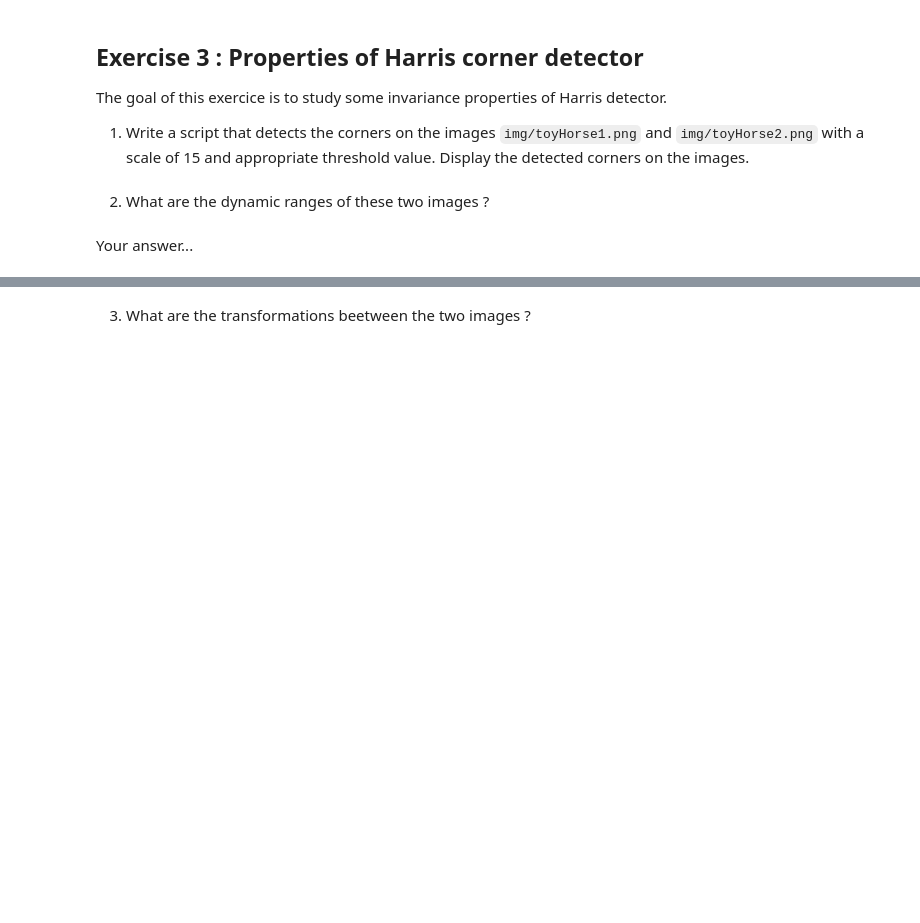
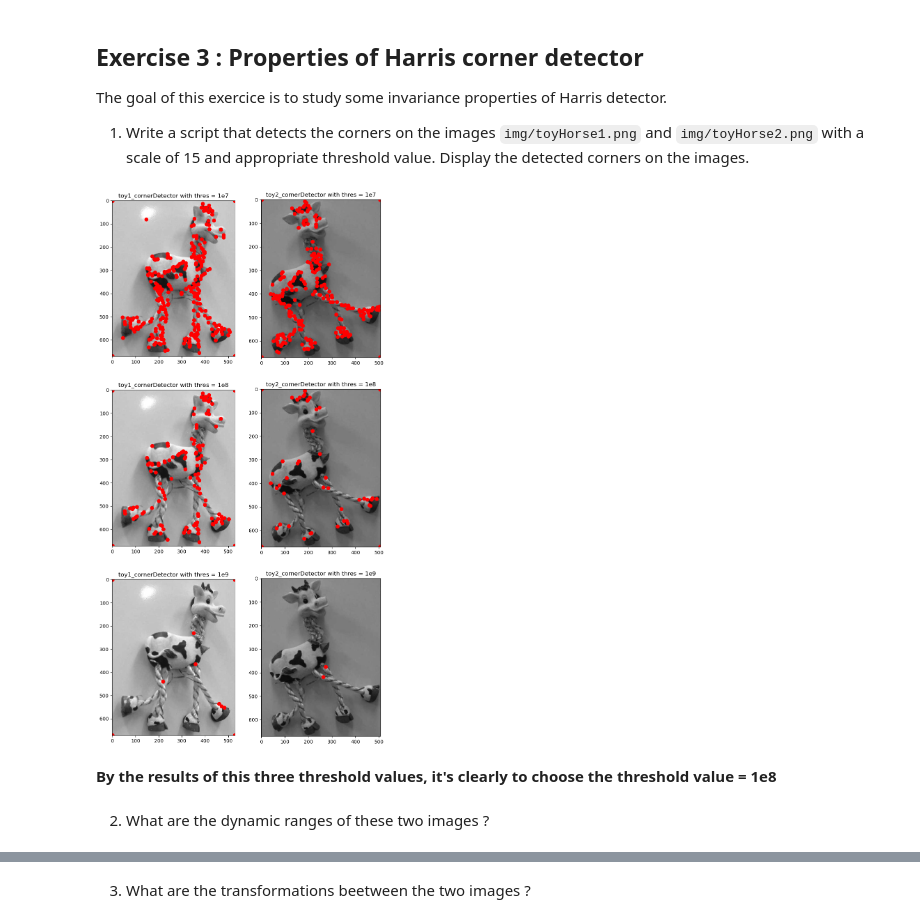
Before and after one commit to ZHANGzhile/BIMA, a Jupyter notebook: TME6/TME6.ipynb, the cells around one changed output, grey strips where cells are left out. Cells and saved outputs as stored; diff of their text form; code cells hidden in the pictures; blank space fills up the shorter version.

````diff
--- a/TME6/TME6.ipynb
+++ b/TME6/TME6.ipynb
@@ -216,7 +251,29 @@ def cornerDetector(image, sigma, kappa, thres):
 The goal of this exercice is to study some invariance properties of Harris detector.
 
 1) Write a script that detects the corners on the images ```img/toyHorse1.png``` and ```img/toyHorse2.png``` with a scale of 15 and appropriate threshold value. Display the detected corners on the images.
+# %%
+toy1 = np.array(Image.open("./img/toyHorse1.png"))
+toy2 = np.array(Image.open("./img/toyHorse2.png"))
+# %%
+fig, ax = plt.subplots(3, 2, figsize=(10, 20))
+thresh = [1e7,1e8,1e9]
+
+for i in range(3):
+    toy1_cornerDec = cornerDetector(toy1, 15, 0.04, thresh[i])
+    toy2_cornerDec = cornerDetector(toy2, 15, 0.04, thresh[i])
+
+    ax[i,0].imshow(toy1,cmap="gray")
+    ax[i,0].scatter(np.nonzero(toy1_cornerDec)[1], np.nonzero(toy1_cornerDec)[0], s=50, c="r")
+    ax[i,0].set(title = f'toy1_cornerDetector with thres = 1e{i+7}')
+
+    ax[i,1].imshow(toy2,cmap="gray")
+    ax[i,1].scatter(np.nonzero(toy2_cornerDec)[1], np.nonzero(toy2_cornerDec)[0], s=50, c="r")
+    ax[i,1].set(title = f'toy2_cornerDetector with thres = 1e{i+7}')
+
+plt.show()
+# %% [output]
+[figure, added]
+# %% [markdown]
+**By the results of this three threshold values, it's clearly to choose the threshold value = 1e8**
 # %% [markdown]
 2) What are the dynamic ranges of these two images ?
-# %% [markdown]
-Your answer...
````
Also changed, not shown: parts of 11 cells of this notebook.
